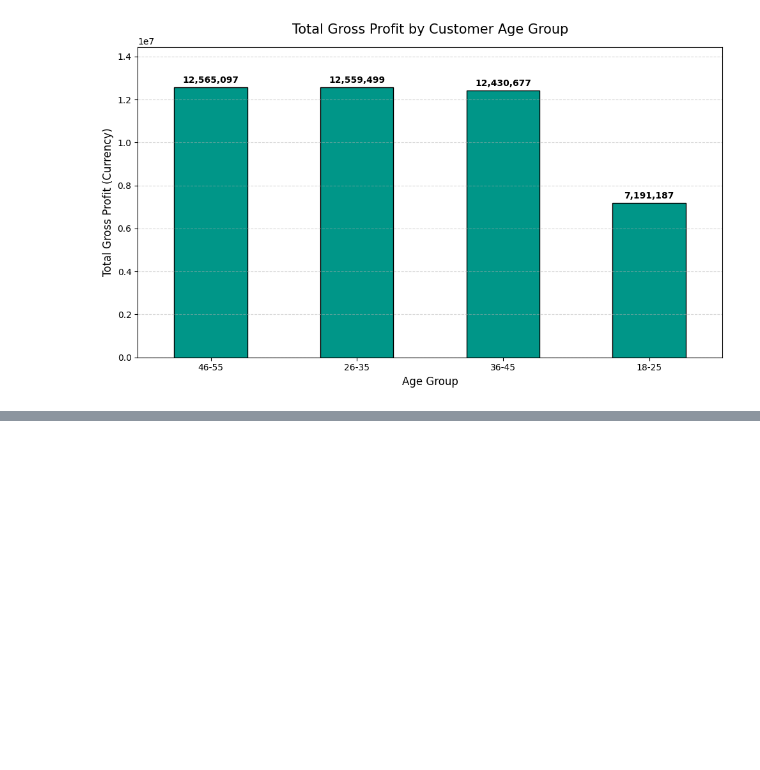
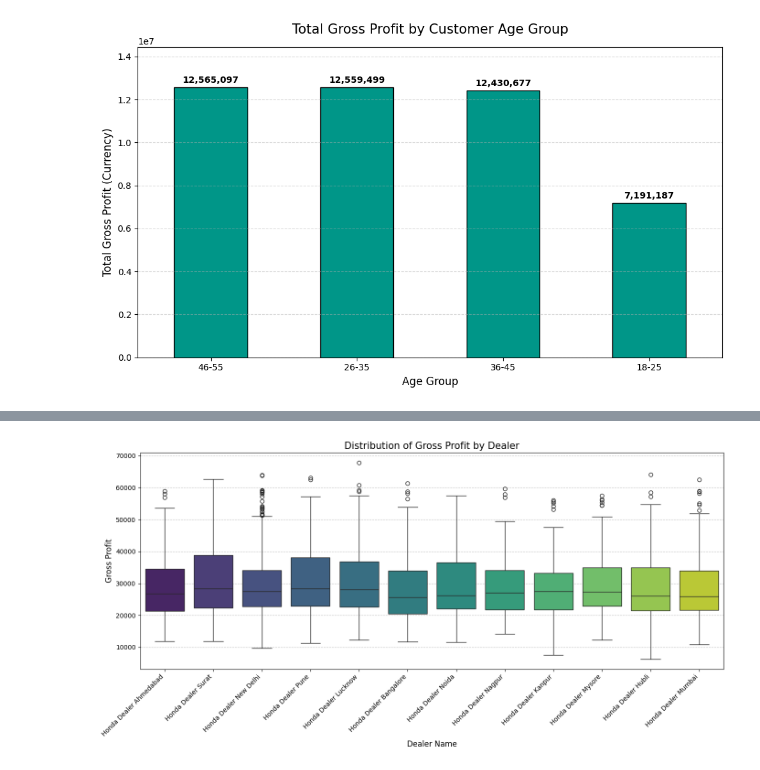
Before and after one commit to sameer-S-R-A/Project_matrix, a Jupyter notebook: honda_sales_EDA.ipynb, the cells around one changed output, grey strips where cells are left out. Saved outputs shown, nothing was run; the diff lists cells and outputs as text; code cells hidden in the pictures; blank space fills up the shorter version.

Commit message:
box plots

```diff
--- a/honda_sales_EDA.ipynb
+++ b/honda_sales_EDA.ipynb
@@ -434,0 +438,24 @@ plt.show()
+# %%
+import seaborn as sns
+import matplotlib.pyplot as plt
+
+plt.figure(figsize=(14, 7))
+
+# Create the box plot
+sns.boxplot(data=df, x='Dealer_Name', y='Gross_Profit', hue='Dealer_Name', palette='viridis', legend=False)
+
+# Add titles and labels
+plt.title('Distribution of Gross Profit by Dealer', fontsize=15)
+plt.xlabel('Dealer Name', fontsize=12)
+plt.ylabel('Gross Profit', fontsize=12)
+
+# Rotate the dealer names so they are readable
+plt.xticks(rotation=45, ha='right')
+
+# Add a subtle grid
+plt.grid(axis='y', linestyle='--', alpha=0.7)
+
+plt.tight_layout()
+plt.show()
+# %% [output]
+[figure, added]
```
Also changed, not shown: parts of 3 cells of this notebook, 1 other file.
